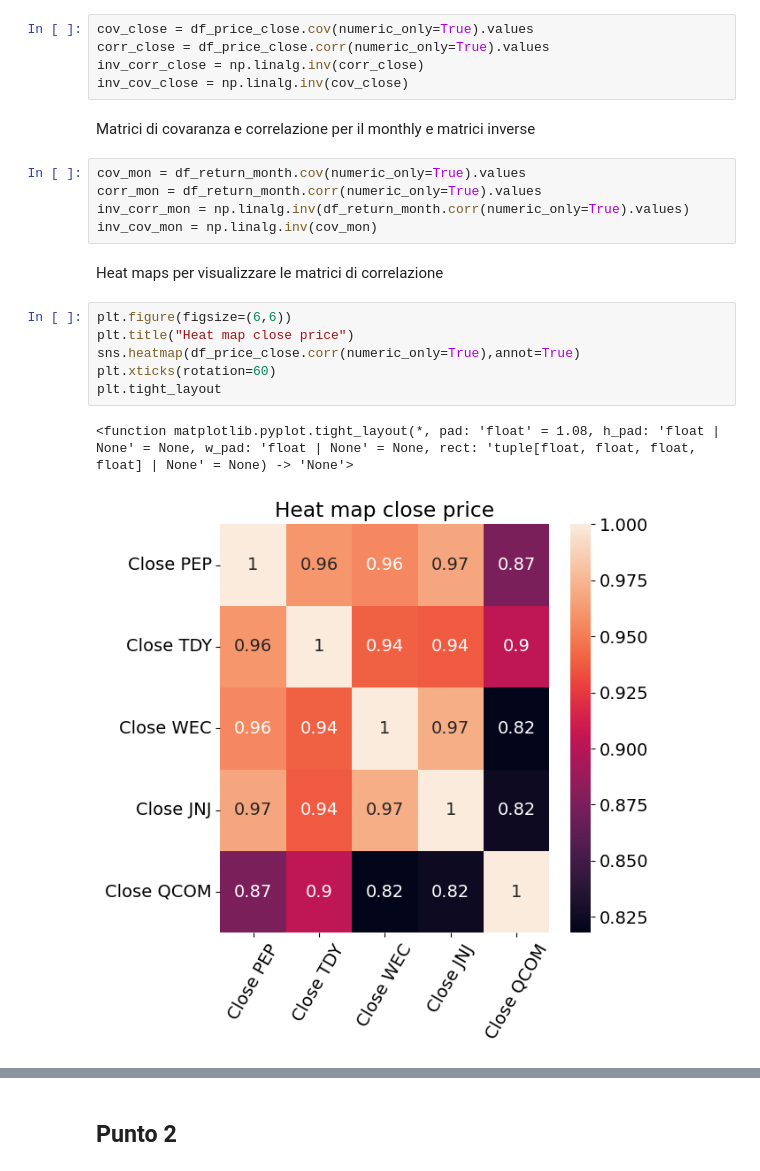
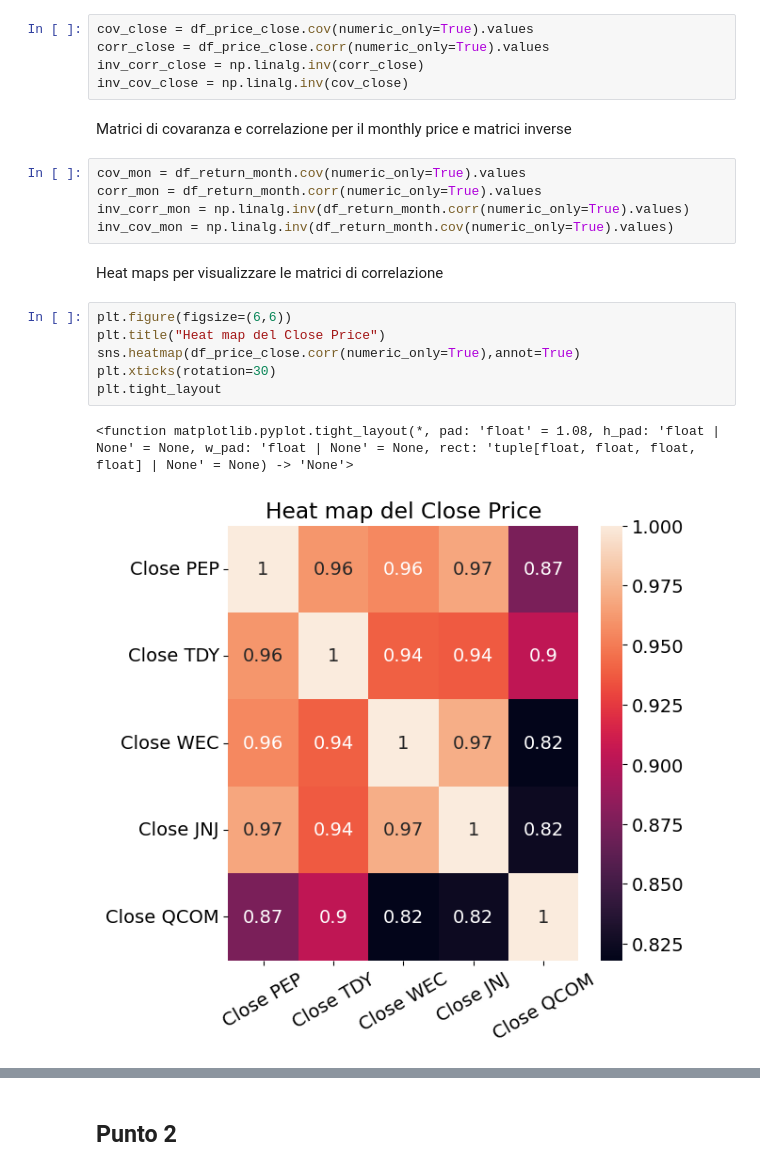
Before and after one commit to Riccardo-Martelli/Project_Work_Asset_Management, a Jupyter notebook: Final_Project.ipynb, the cells around one changed output, grey strips where cells are left out. Cells and saved outputs as stored; diff of their text form.

```diff
--- a/Final_Project.ipynb
+++ b/Final_Project.ipynb
@@ -111,21 +111,21 @@ corr_close = df_price_close.corr(numeric_only=True).values
 inv_corr_close = np.linalg.inv(corr_close)
 inv_cov_close = np.linalg.inv(cov_close)
 # %% [markdown]
-Matrici di covaranza e correlazione per il monthly e matrici inverse
+Matrici di covaranza e correlazione per il monthly price e matrici inverse
 # %%
 cov_mon = df_return_month.cov(numeric_only=True).values
 corr_mon = df_return_month.corr(numeric_only=True).values
 inv_corr_mon = np.linalg.inv(df_return_month.corr(numeric_only=True).values)
-inv_cov_mon = np.linalg.inv(cov_mon)
+inv_cov_mon = np.linalg.inv(df_return_month.cov(numeric_only=True).values)
 # %% [markdown]
 Heat maps per visualizzare le matrici di correlazione
 # %%
 plt.figure(figsize=(6,6))
-plt.title("Heat map close price")
+plt.title("Heat map del Close Price")
 sns.heatmap(df_price_close.corr(numeric_only=True),annot=True)
-plt.xticks(rotation=60)
+plt.xticks(rotation=30)
 plt.tight_layout
 # %% [output]
 <function matplotlib.pyplot.tight_layout(*, pad: 'float' = 1.08, h_pad: 'float | None' = None, w_pad: 'float | None' = None, rect: 'tuple[float, float, float, float] | None' = None) -> 'None'>
-[figure, old version]
+[figure, new version]
 # %%
```
Also changed, not shown: parts of 50 cells of this notebook.
